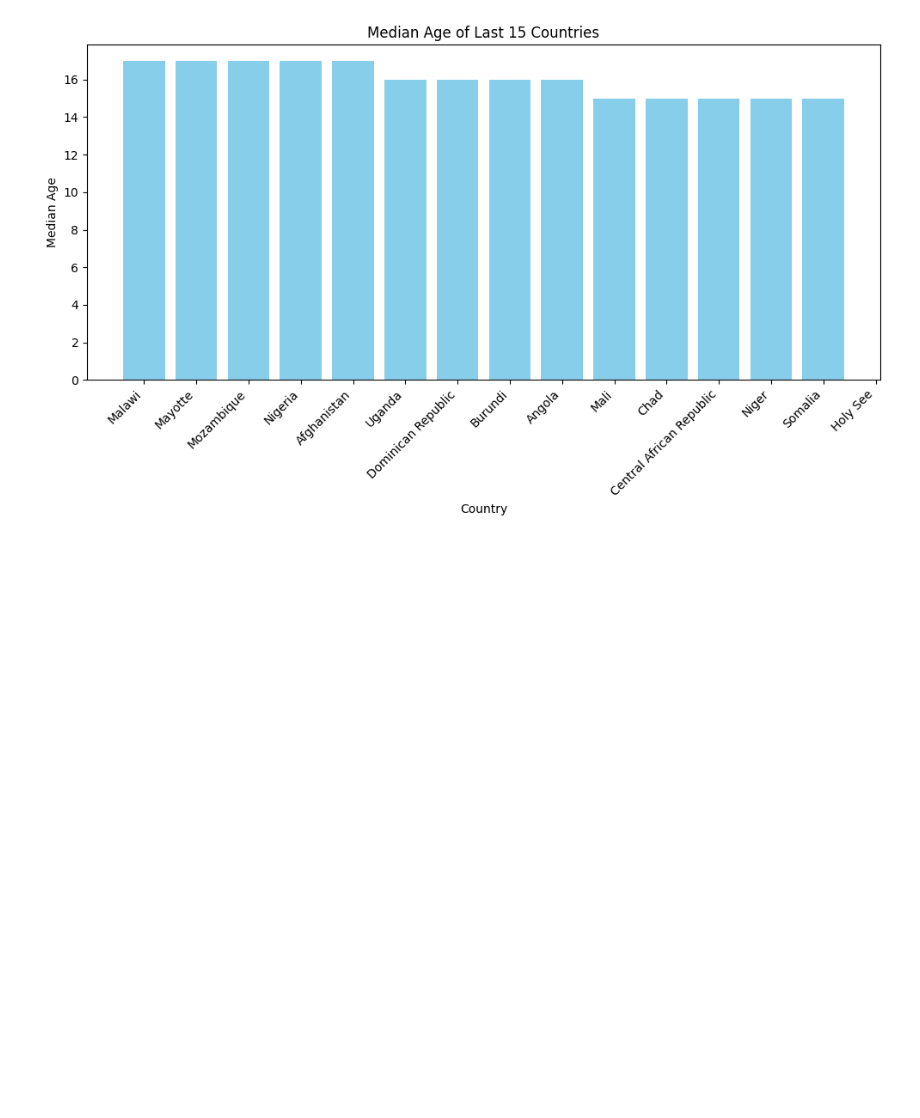
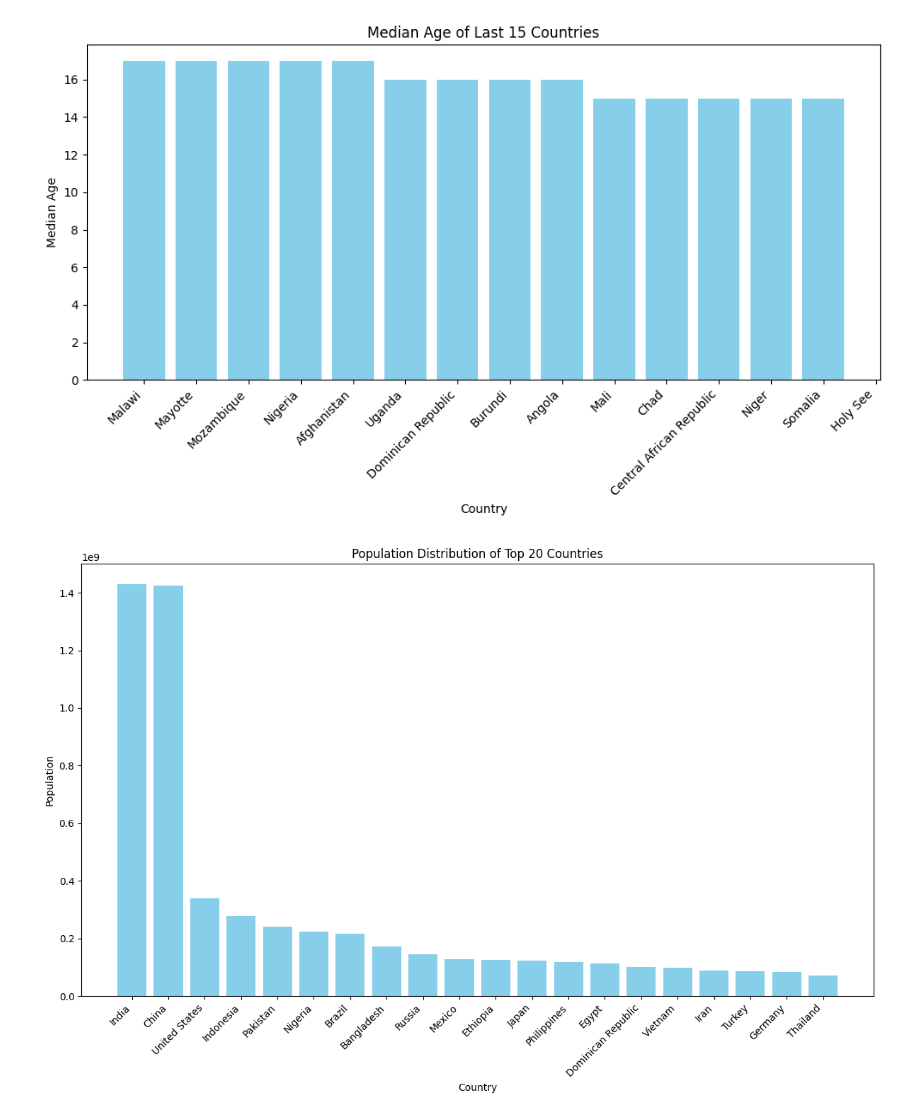
Before and after one commit to Akash-Mondal1/PRODIGY_DS_01, a Jupyter notebook: world_population.ipynb, the cells around one changed output. Cells and saved outputs as stored; diff of their text form; code cells hidden in the pictures; blank space fills up the shorter version.

Commit message:
adding Population Distribution of Top 20 Countries

```diff
--- a/world_population.ipynb
+++ b/world_population.ipynb
@@ -2,7 +2,7 @@
 import pandas as pd
 import matplotlib.pyplot as plt
 import seaborn as sns
-data=pd.read_csv('/home/akash1/Desktop/internship/world pupulation/world_population_by_country_2023.csv')
+data=pd.read_csv('world_population_by_country_2023.csv')
 # %%
 data.head()
 data.tail()
@@ -160,3 +160,23 @@ plt.tight_layout()
 plt.show()
 # %% [output]
 [figure]
+# %%
+top_20_countries = data.sort_values(by='population', ascending=False).head(20)
+
+# Creating bar chart for country distribution
+plt.figure(figsize=(12, 8))
+plt.bar(top_20_countries['country'], top_20_countries['population'], color='skyblue')
+
+# Adding labels and title
+plt.xlabel('Country')
+plt.ylabel('Population')
+plt.title('Population Distribution of Top 20 Countries')
+
+# Rotating x-axis labels for better readability
+plt.xticks(rotation=45, ha='right')
+
+# Displaying the plot
+plt.tight_layout()
+plt.show()
+# %% [output]
+[figure, added]
```
